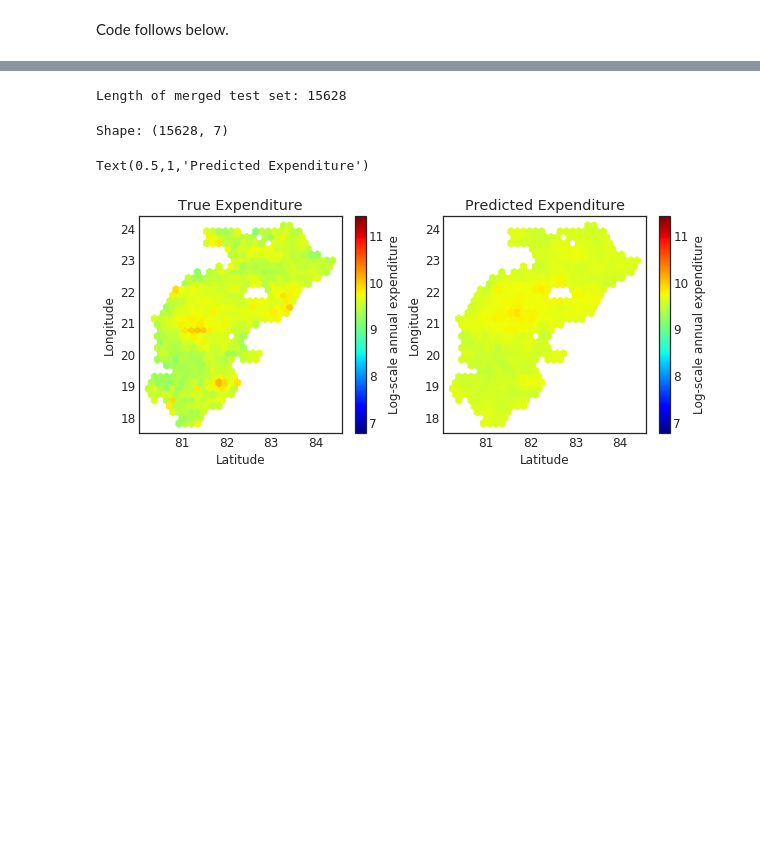
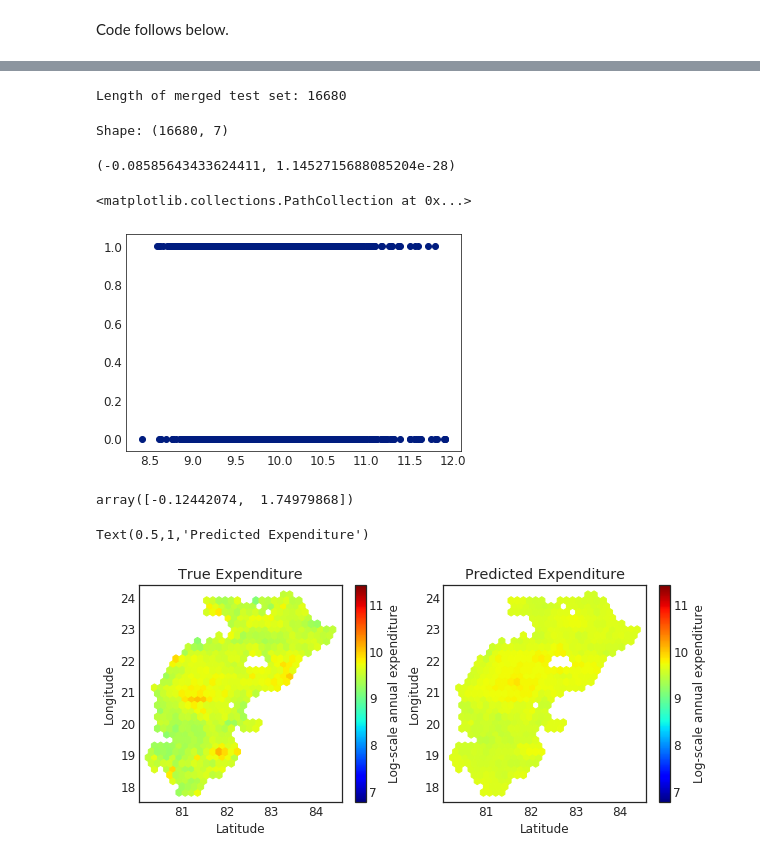
Before and after one commit to chrisyeh96/india-poverty, a Jupyter notebook: sampling/adaptive-sampling.ipynb, the cells around one changed output, grey strips where cells are left out. Saved outputs shown, nothing was run; the diff lists cells and outputs as text; code cells hidden in the pictures; blank space fills up the shorter version.

```diff
--- a/sampling/adaptive-sampling.ipynb
+++ b/sampling/adaptive-sampling.ipynb
@@ -37,7 +37,7 @@ Code follows below.
 # %%
 np.random.seed(123)
 # %%
-fold_idx = 4
+fold_idx = 6
 # %%
 electrification_data = pd.read_csv("../data/electrification.csv")
 # %%
@@ -54,11 +54,24 @@ df = df.rename(columns={"smoothed": "pred"})
 # %%
 print("Length of merged test set: %d" % len(df))
 # %% [output]
-Length of merged test set: 15628
+Length of merged test set: 16680
 # %%
 print("Shape:", df.shape)
 # %% [output]
-Shape: (15628, 7)
+Shape: (16680, 7)
+# %%
+scipy.stats.pearsonr(df["true"], df["electrification"])
+# %% [output]
+(-0.08585643433624411, 1.1452715688085204e-28)
+# %%
+plt.scatter(df["true"], df["electrification"])
+# %% [output]
+<matplotlib.collections.PathCollection at 0x...>
+[figure, added]
+# %%
+np.polyfit(df["true"], df["electrification"], deg=1)
+# %% [output]
+array([-0.12442074,  1.74979868])
 # %%
 vmin = np.min(np.r_[df["true"], df["pred"]])
 vmax = np.max(np.r_[df["true"], df["pred"]])
```
Also changed, not shown: parts of 1 cell of this notebook, 3 other files.
